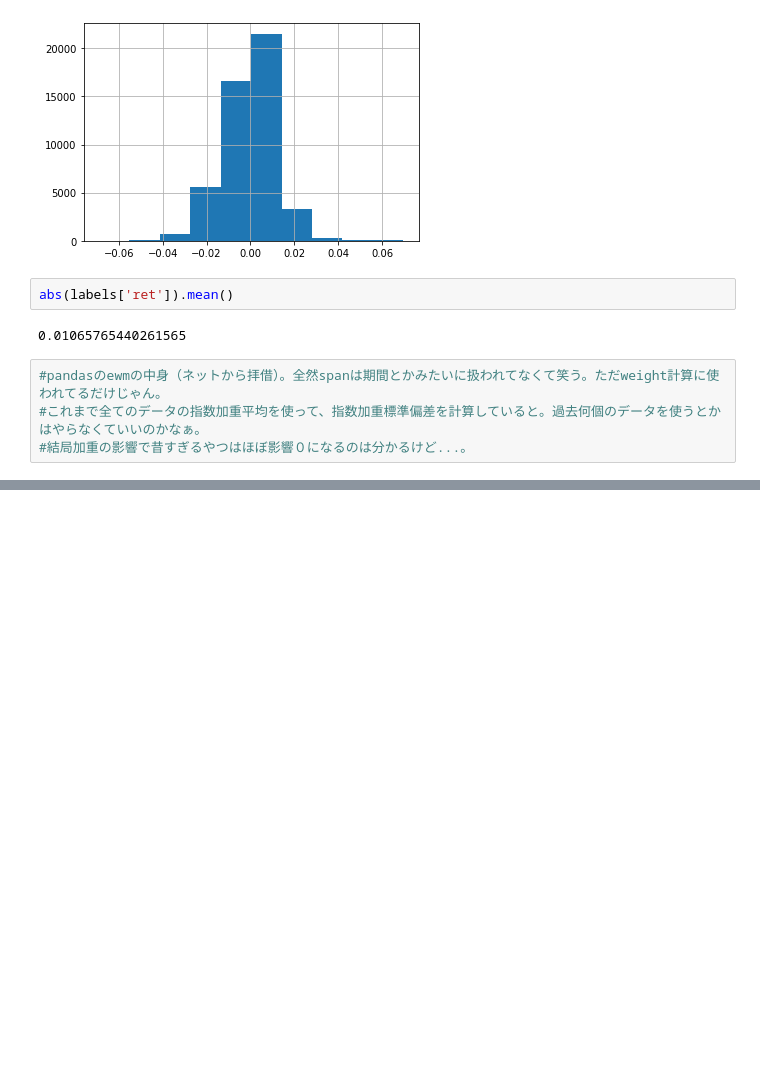
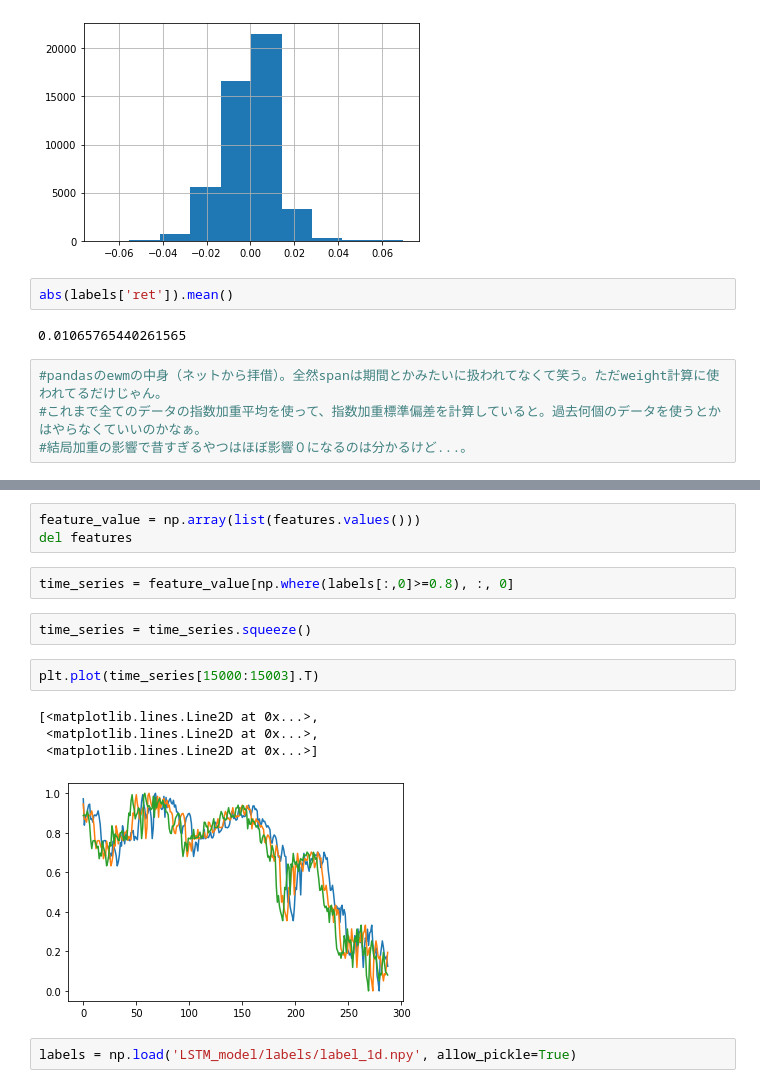
Before and after one commit to verugu/bitcoin, a Jupyter notebook: finance.ipynb, the cells around one changed output, grey strips where cells are left out. Drawn from its saved outputs; the diff is of its cells as text; blank space fills up the shorter version.

```diff
--- a/finance.ipynb
+++ b/finance.ipynb
@@ -367,0 +573,16 @@ golden_cross = ema_twohour['mean'][ema_twoday['mean'] < ema_twohour['mean']]
+# %%
+feature_value = np.array(list(features.values()))
+del features
+# %%
+time_series = feature_value[np.where(labels[:,0]>=0.8), :, 0]
+# %%
+time_series = time_series.squeeze()
+# %%
+plt.plot(time_series[15000:15003].T)
+# %% [output]
+[<matplotlib.lines.Line2D at 0x...>,
+ <matplotlib.lines.Line2D at 0x...>,
+ <matplotlib.lines.Line2D at 0x...>]
+[figure, added]
+# %%
+labels = np.load('LSTM_model/labels/label_1d.npy', allow_pickle=True)
```
Also changed, not shown: parts of 39 cells of this notebook, 8 other files.
